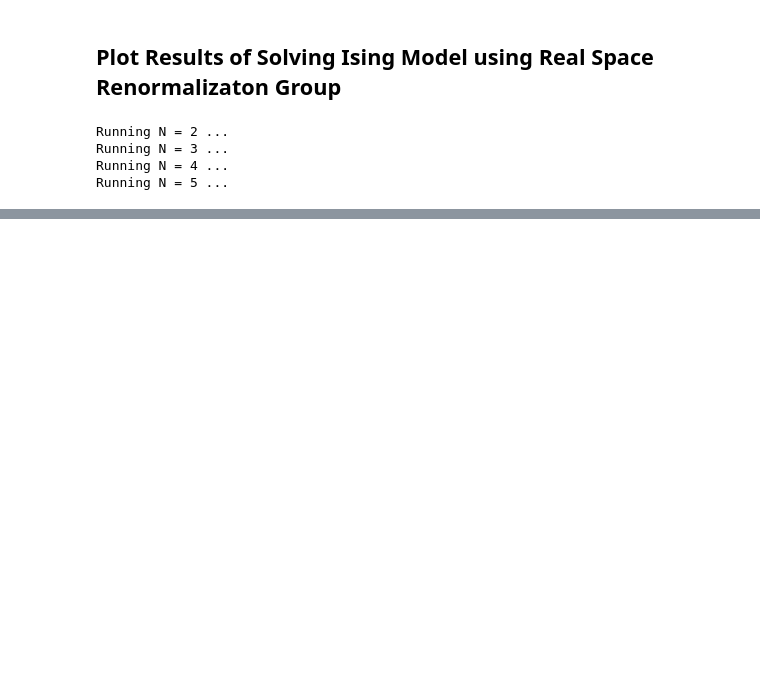
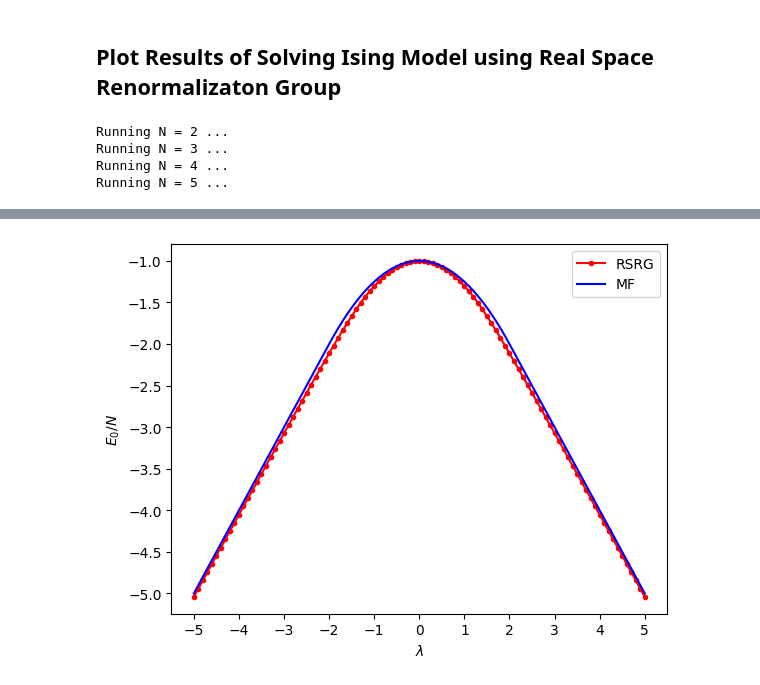
Before and after one commit to jchryssanthacopoulos/quantum_information, a Jupyter notebook: assignment_8/src/plot_rsrg_ising.ipynb, the cells around one changed output, grey strips where cells are left out. Saved outputs shown, nothing was run; the diff lists cells and outputs as text; code cells hidden in the pictures; blank space fills up the shorter version.

Commit message:
Update notebook and plots

```diff
--- a/assignment_8/src/plot_rsrg_ising.ipynb
+++ b/assignment_8/src/plot_rsrg_ising.ipynb
@@ -55,10 +80,12 @@ gs_energy
 # %%
 mf_gs_energy = [mean_field_energy_density(l) for l in lam]
 # %%
-plt.plot(lam, gs_energy, "r.-", label="RSRG")
+plt.plot(lam, gs_energy[0], "r.-", label="RSRG")
 plt.plot(lam, mf_gs_energy, "b-", label="MF")
 plt.xlabel("$\lambda$")
 plt.ylabel("$E_0/N$")
 plt.xticks(np.arange(-5, 6, 1))
 plt.legend()
 plt.savefig(f"{plot_dir}{os.sep}energy_vs_lambda.pdf", format="pdf", bbox_inches="tight")
+# %% [output]
+[figure, added]
```
Also changed, not shown: parts of 5 cells of this notebook, 4 other files.
